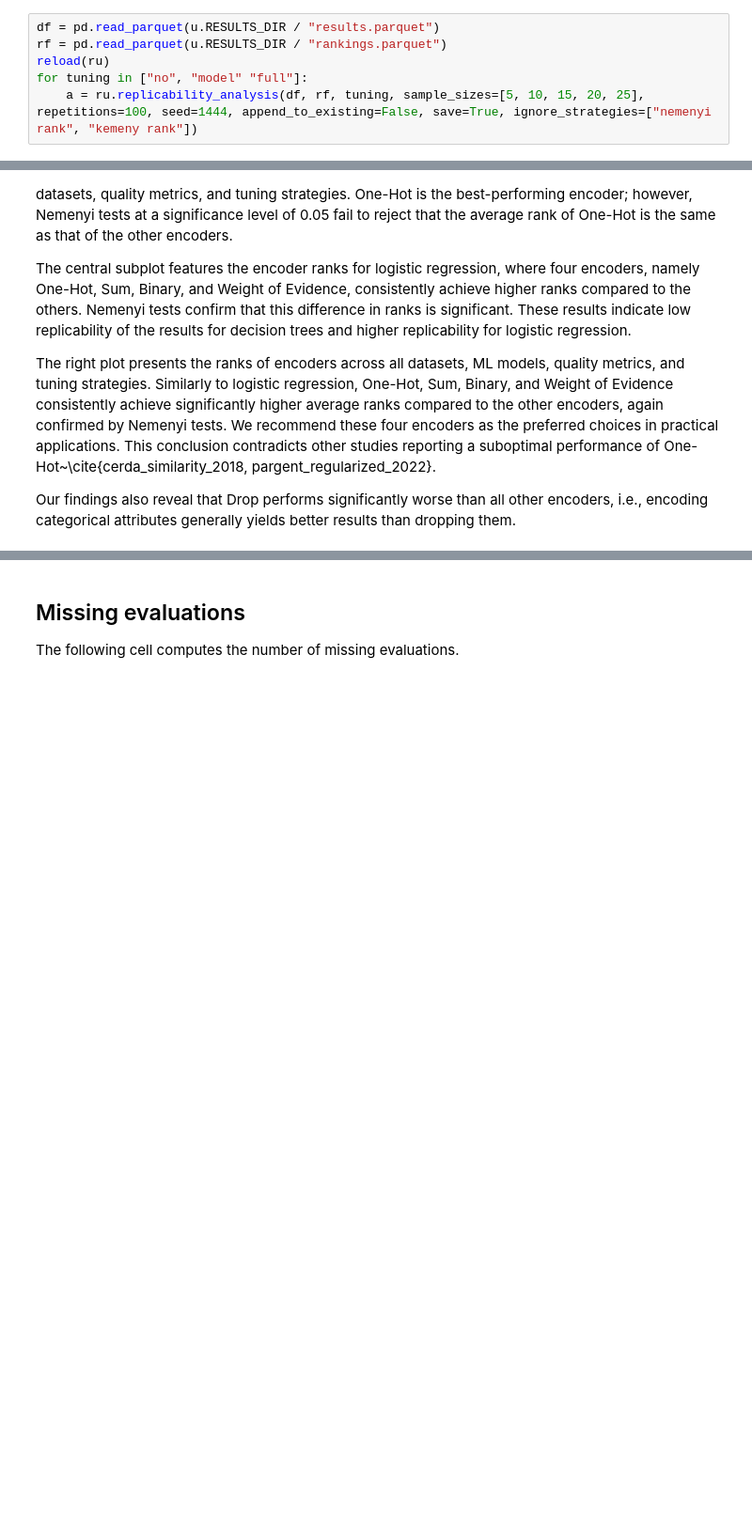
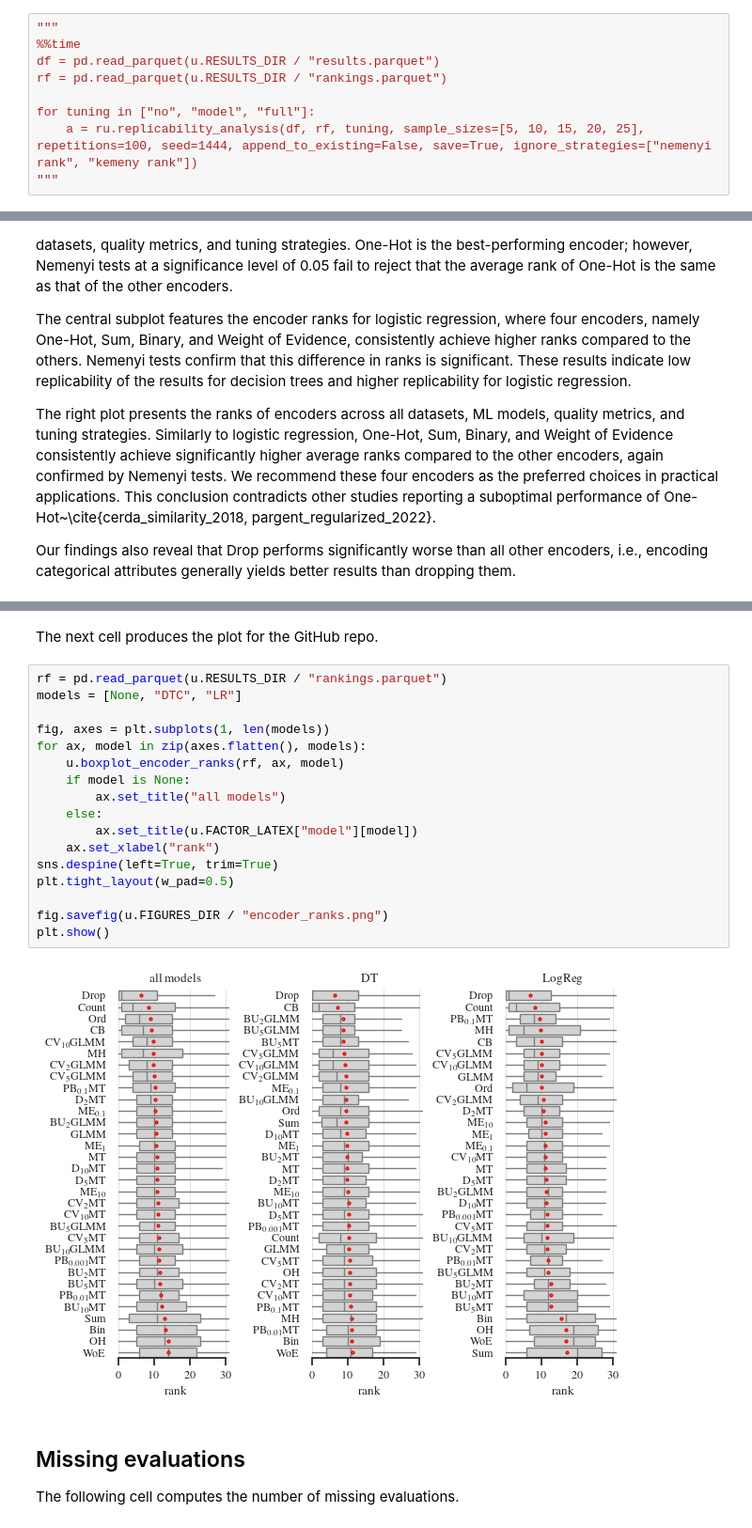
Before and after one commit to DrCohomology/EncoderBenchmarking, a Jupyter notebook: analysis/result_analysis.ipynb, the cells around one changed output, grey strips where cells are left out. Shown at 94% size. Drawn from its saved outputs; the diff is of its cells as text; blank space fills up the shorter version.

Commit message:
Finalized plots

```diff
--- a/analysis/result_analysis.ipynb
+++ b/analysis/result_analysis.ipynb
@@ -210,11 +146,14 @@ Results from logistic regression tend to exhibit the highest replicability among
 
 The next cells perform the replicability analysis and plot the results.
 # %%
+"""
+%%time
 df = pd.read_parquet(u.RESULTS_DIR / "results.parquet")
 rf = pd.read_parquet(u.RESULTS_DIR / "rankings.parquet")
-reload(ru)
-for tuning in ["no", "model" "full"]:
+
+for tuning in ["no", "model", "full"]:
     a = ru.replicability_analysis(df, rf, tuning, sample_sizes=[5, 10, 15, 20, 25], repetitions=100, seed=1444, append_to_existing=False, save=True, ignore_strategies=["nemenyi rank", "kemeny rank"])
+"""
 # %%
 sample_df_sim = pd.concat([pd.read_parquet(u.ANALYSIS_DIR / f"sample_sim_{tuning}.parquet") for tuning in ("no", "model", "full")], axis=0)
 sample_df_sim
@@ -291,3 +211,24 @@ for model in models:
+# %% [markdown]
+The next cell produces the plot for the GitHub repo.
+# %%
+rf = pd.read_parquet(u.RESULTS_DIR / "rankings.parquet")
+models = [None, "DTC", "LR"]
+
+fig, axes = plt.subplots(1, len(models))
+for ax, model in zip(axes.flatten(), models):
+    u.boxplot_encoder_ranks(rf, ax, model)
+    if model is None:
+        ax.set_title("all models")
+    else:
+        ax.set_title(u.FACTOR_LATEX["model"][model])
+    ax.set_xlabel("rank")
+sns.despine(left=True, trim=True)
+plt.tight_layout(w_pad=0.5)
+
+fig.savefig(u.FIGURES_DIR / "encoder_ranks.png")
+plt.show()
+# %% [output]
+[figure, added]
 # %% [markdown]
 ## Missing evaluations
 
```
Also changed, not shown: parts of 17 cells of this notebook, 24 other files.
